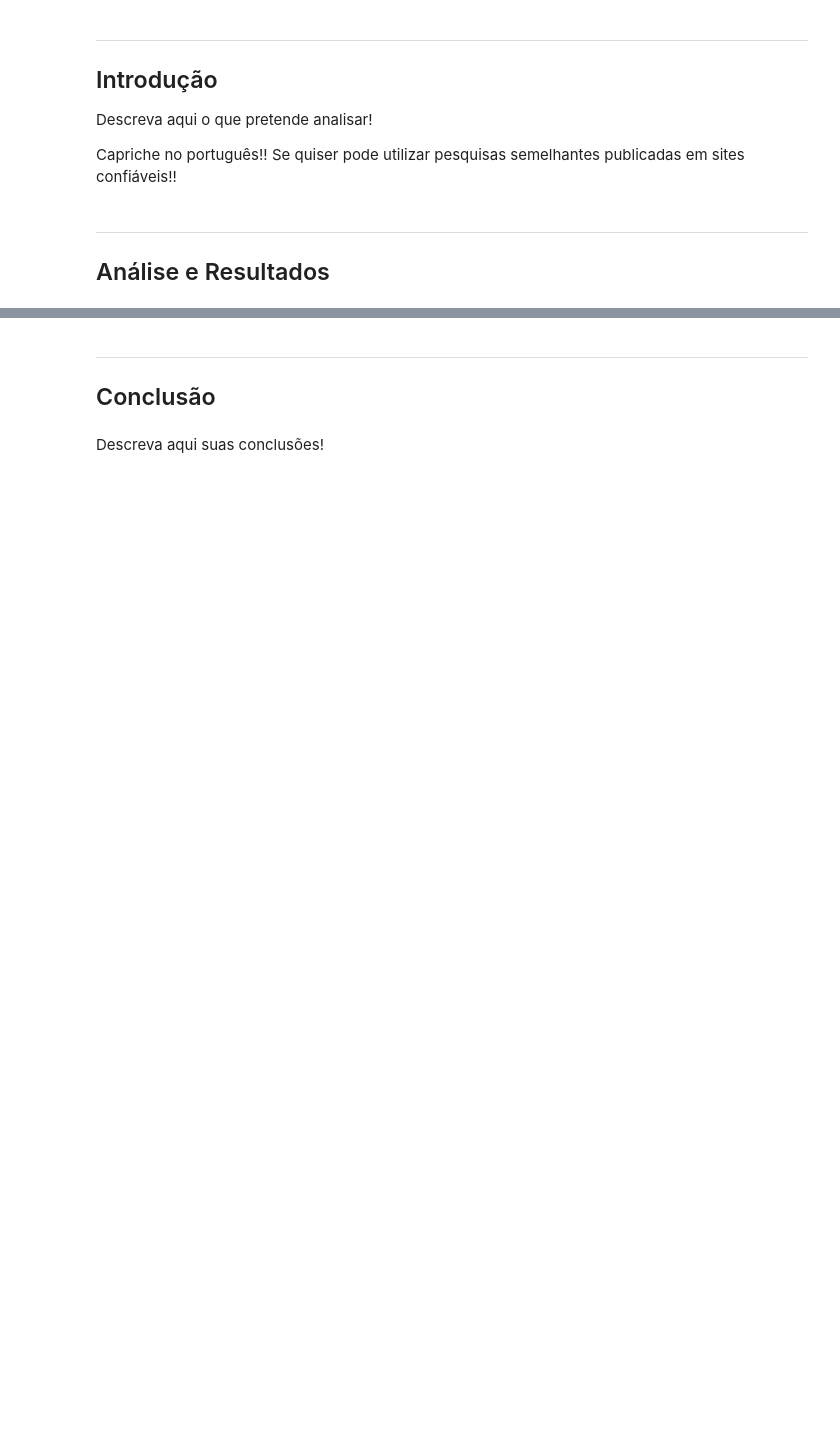
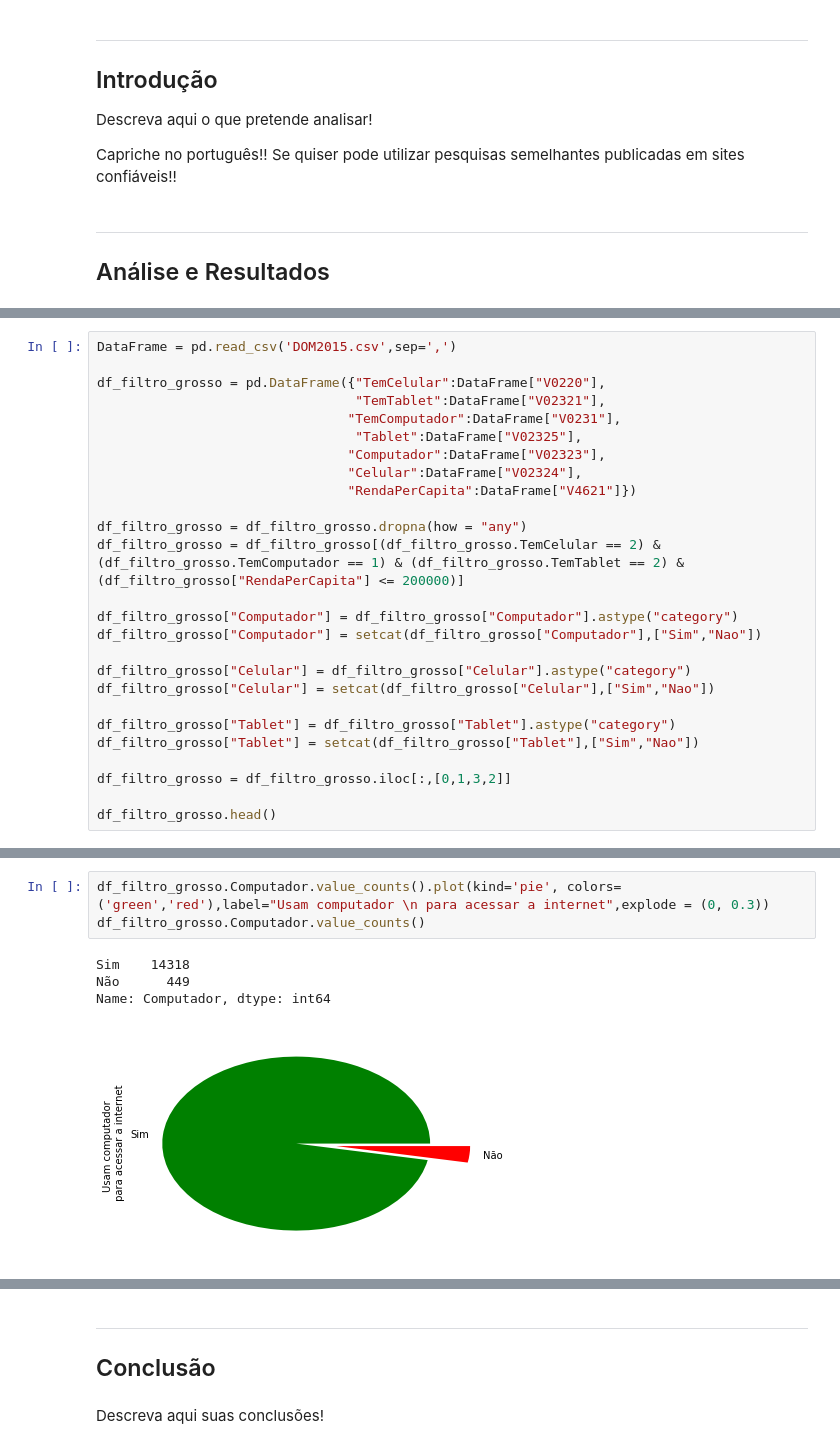
Before and after one commit to CarlosCherto/CDD_P1, a Jupyter notebook: Projeto1 Layout.ipynb, the cells around one changed output, grey strips where cells are left out. Drawn from its saved outputs; the diff is of its cells as text; blank space fills up the shorter version.

```diff
--- a/Projeto1 Layout.ipynb
+++ b/Projeto1 Layout.ipynb
@@ -91,0 +38,26 @@ df_filtro_grosso.to_csv('filtro_grosso.csv')
+# %%
+DataFrame = pd.read_csv('DOM2015.csv',sep=',')
+
+df_filtro_grosso = pd.DataFrame({"TemCelular":DataFrame["V0220"],
+                                 "TemTablet":DataFrame["V02321"],
+                                "TemComputador":DataFrame["V0231"],
+                                 "Tablet":DataFrame["V02325"],
+                                "Computador":DataFrame["V02323"],
+                                "Celular":DataFrame["V02324"],
+                                "RendaPerCapita":DataFrame["V4621"]})
+
+df_filtro_grosso = df_filtro_grosso.dropna(how = "any")
+df_filtro_grosso = df_filtro_grosso[(df_filtro_grosso.TemCelular == 2) & (df_filtro_grosso.TemComputador == 1) & (df_filtro_grosso.TemTablet == 2) & (df_filtro_grosso["RendaPerCapita"] <= 200000)]
+
+df_filtro_grosso["Computador"] = df_filtro_grosso["Computador"].astype("category")
+df_filtro_grosso["Computador"] = setcat(df_filtro_grosso["Computador"],["Sim","Nao"])
+
+df_filtro_grosso["Celular"] = df_filtro_grosso["Celular"].astype("category")
+df_filtro_grosso["Celular"] = setcat(df_filtro_grosso["Celular"],["Sim","Nao"])
+
+df_filtro_grosso["Tablet"] = df_filtro_grosso["Tablet"].astype("category")
+df_filtro_grosso["Tablet"] = setcat(df_filtro_grosso["Tablet"],["Sim","Nao"])
+
+df_filtro_grosso = df_filtro_grosso.iloc[:,[0,1,3,2]]
+
+df_filtro_grosso.head()
@@ -91,0 +126,8 @@ df_filtro_grosso.to_csv('filtro_grosso.csv')
+# %%
+df_filtro_grosso.Computador.value_counts().plot(kind='pie', colors=('green','red'),label="Usam computador \n para acessar a internet",explode = (0, 0.3))
+df_filtro_grosso.Computador.value_counts()
+# %% [output]
+Sim    14318
+Não      449
+Name: Computador, dtype: int64
+[figure, added]
```
Also changed, not shown: parts of 9 cells of this notebook, 1 other file.
